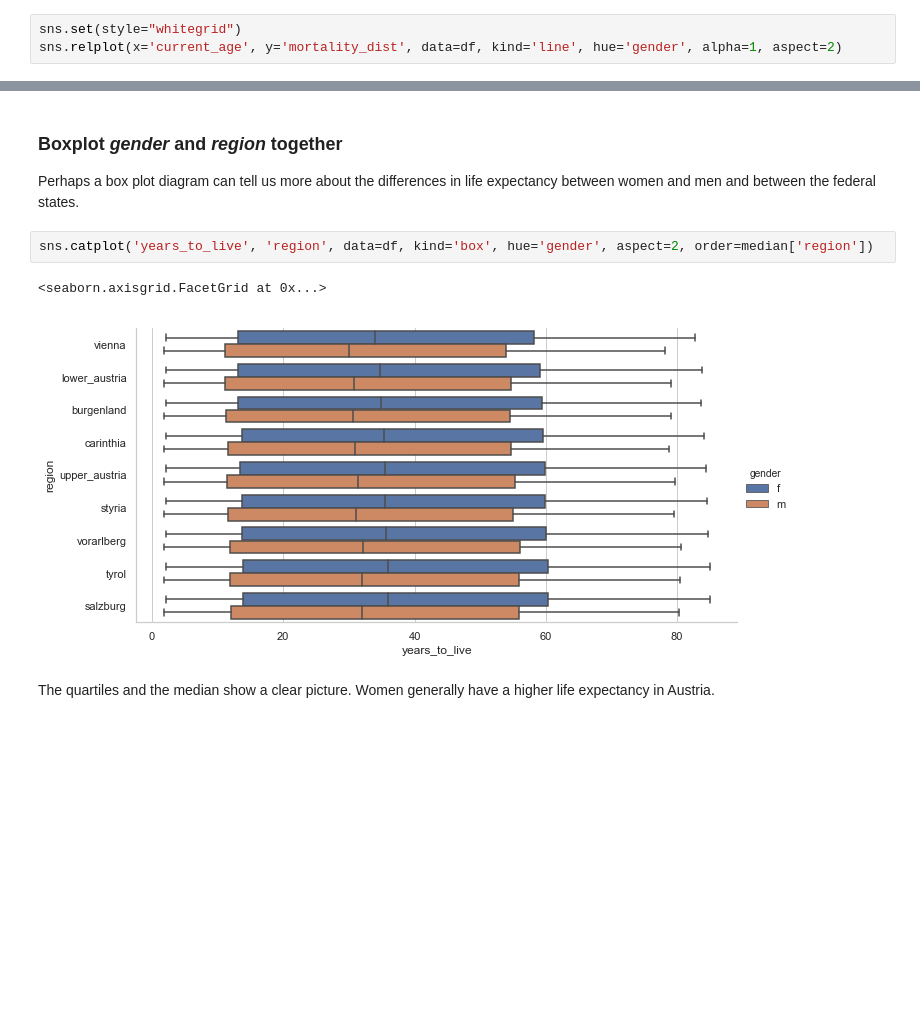
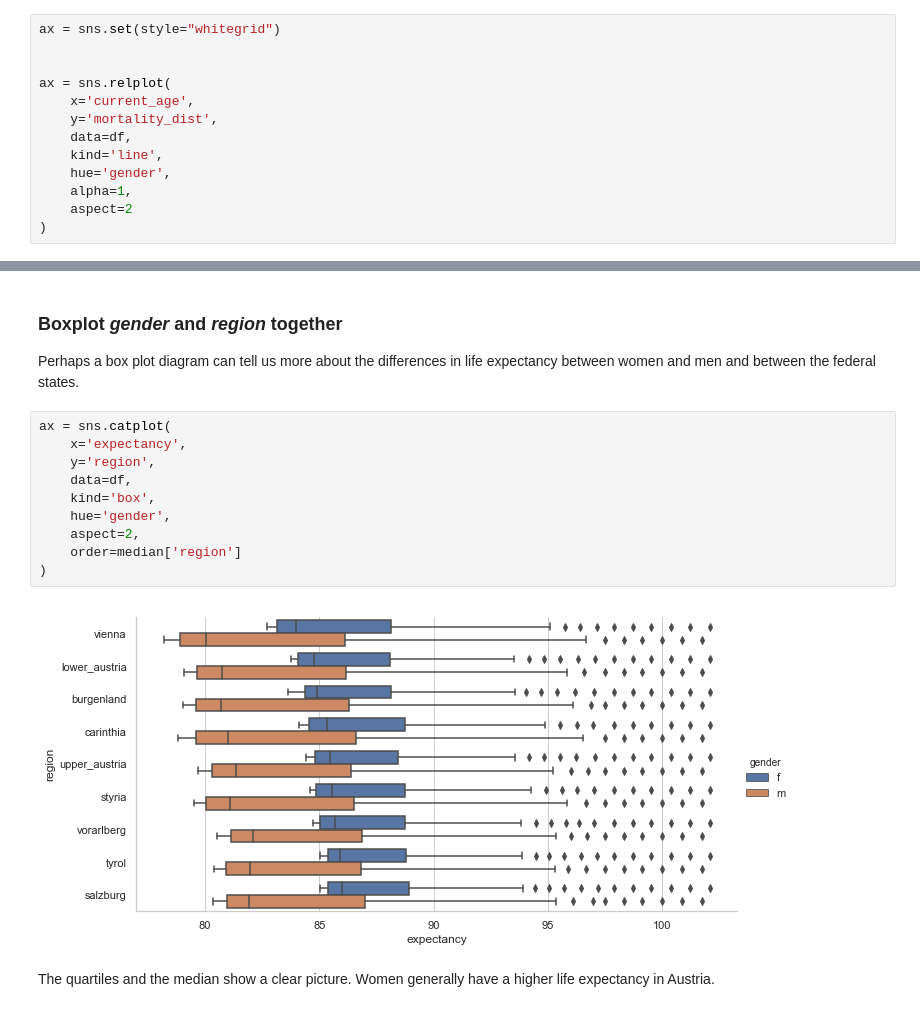
Before and after one commit to thomashon/visualization-life-expectancy-austria-2019, a Jupyter notebook: visualization-life-expectancy-austria-2019.ipynb, the cells around one changed output, grey strips where cells are left out. Cells and saved outputs as stored; diff of their text form; blank space fills up the shorter version.

Commit message:
changed visualization features from years_to_live to expectancy

```diff
--- a/visualization-life-expectancy-austria-2019.ipynb
+++ b/visualization-life-expectancy-austria-2019.ipynb
@@ -217,6 +217,16 @@ It turns out that especially the distribution of the *expectancy* is a good star
 ### Mortality Distribution *gender*
 Let's take a closer look at the distribution of *expectancy* compared to the current age.
 # %%
-sns.set(style="whitegrid")
-sns.relplot(x='current_age', y='mortality_dist', data=df, kind='line', hue='gender', alpha=1, aspect=2)
+ax = sns.set(style="whitegrid")
+
+
+ax = sns.relplot(
+    x='current_age',
+    y='mortality_dist',
+    data=df,
+    kind='line',
+    hue='gender',
+    alpha=1,
+    aspect=2
+)
 # %% [output]
@@ -258,10 +289,17 @@ It seems that the differences between the federal states are greater for women t
 ### Boxplot *gender* and *region* together
 Perhaps a box plot diagram can tell us more about the differences in life expectancy between women and men and between the federal states.
 # %%
-sns.catplot('years_to_live', 'region', data=df, kind='box', hue='gender', aspect=2, order=median['region'])
+ax = sns.catplot(
+    x='expectancy',
+    y='region',
+    data=df,
+    kind='box',
+    hue='gender',
+    aspect=2,
+    order=median['region']
+)
 # %% [output]
-<seaborn.axisgrid.FacetGrid at 0x...>
-[figure, old version]
+[figure, new version]
 # %% [markdown]
 The quartiles and the median show a clear picture. Women generally have a higher life expectancy in Austria.
 # %% [markdown]
```
Also changed, not shown: parts of 6 cells of this notebook.
